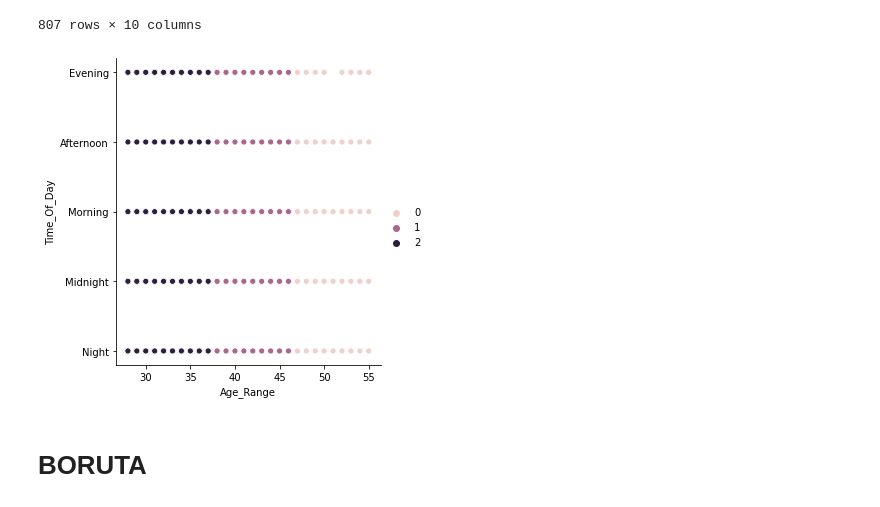
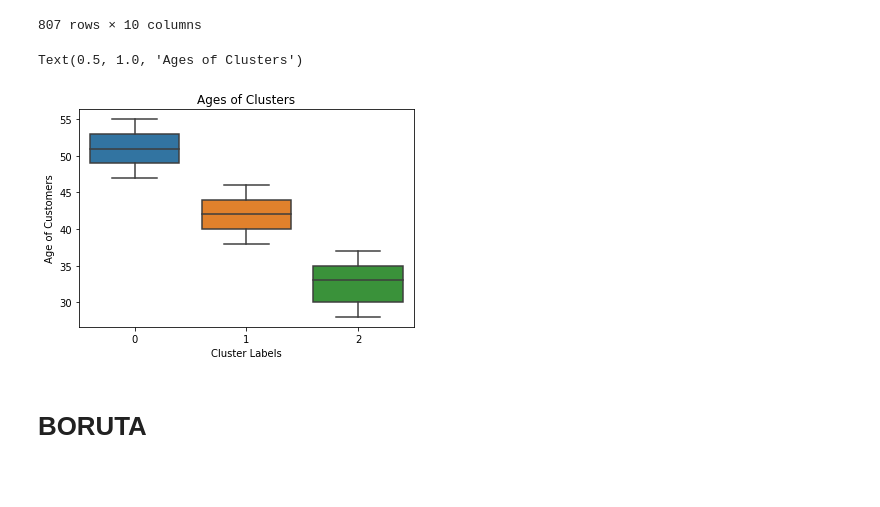
Before and after one commit to CRJoshuaa/Data-Mining-Project, a Jupyter notebook: Project_Joshuaa.ipynb, the cells around one changed output. Cells and saved outputs as stored; diff of their text form; code cells hidden in the pictures; blank space fills up the shorter version.

```diff
--- a/Project_Joshuaa.ipynb
+++ b/Project_Joshuaa.ipynb
@@ -468,9 +468,14 @@ cluster_vis
 | 806 | Night | malay | male | (20, 30] | 29 | moderate | no | no_kids | big | ... |
 807 rows × 10 columns
 # %%
-ax = sns.relplot(x="Age_Range", y="Time_Of_Day", hue=cluster_vis.label.tolist(), data=cluster_vis)
+#ax = sns.relplot(x="Age_Range", y="Time_Of_Day", hue=cluster_vis.label.tolist(), data=cluster_vis)
+sns.boxplot(x="label", y="Age_Range", data=cluster_vis)
+plt.xlabel('Cluster Labels')
+plt.ylabel('Age of Customers')
+plt.title('Ages of Clusters')
 # %% [output]
+Text(0.5, 1.0, 'Ages of Clusters')
-[figure, old version]
+[figure, new version]
 # %% [markdown]
 # BORUTA
 # %%
```
Also changed, not shown: parts of 3 cells of this notebook, 1 other file.
